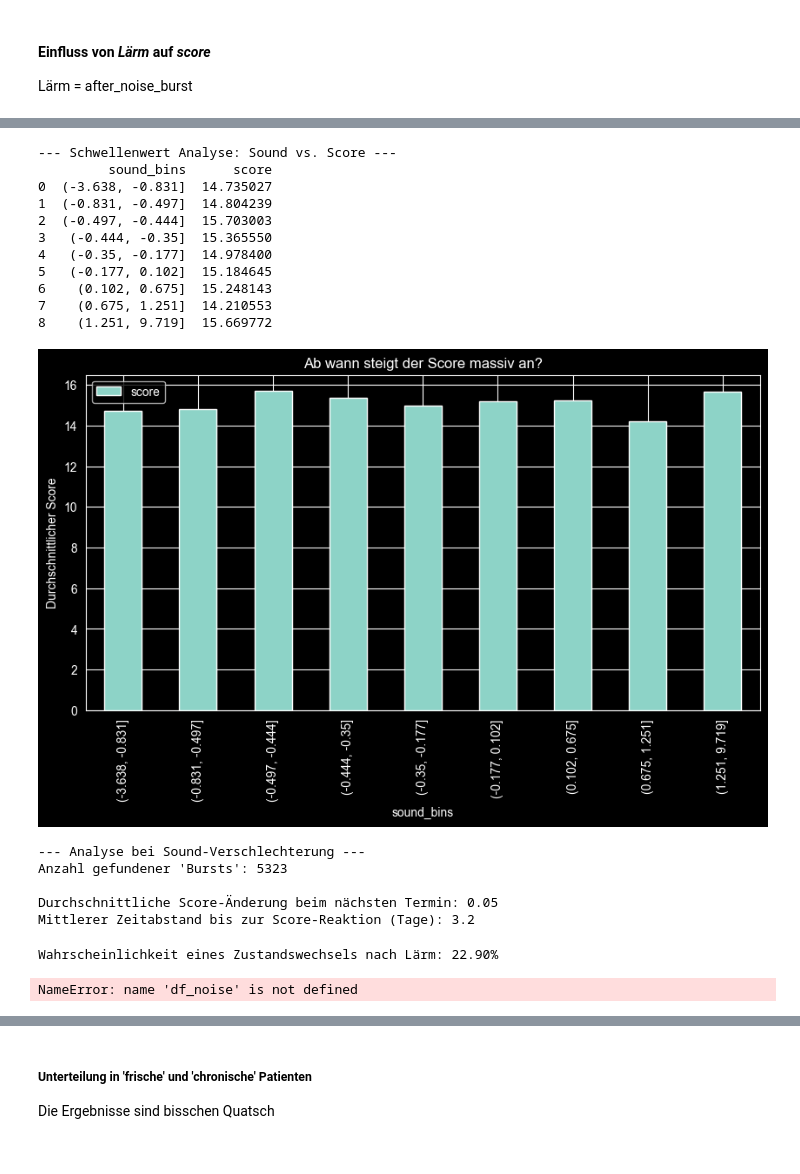
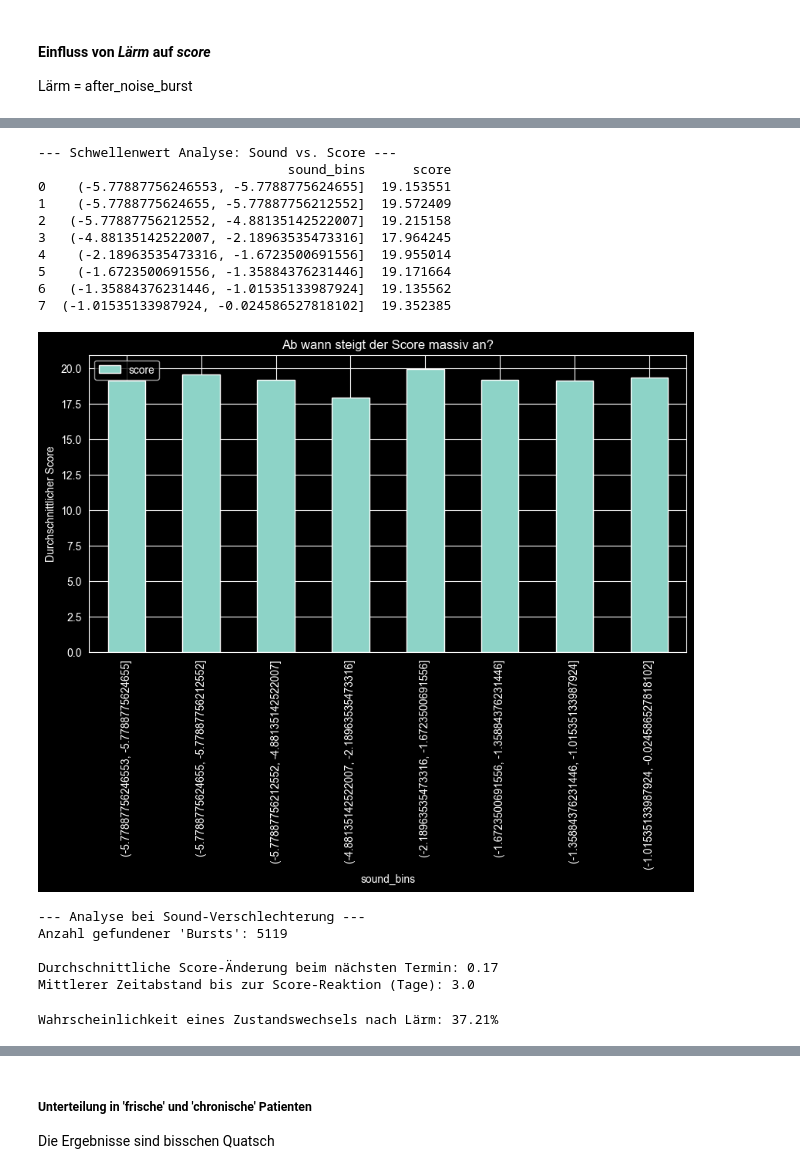
Before and after one commit to berielias-cpu/MasterArbeit, a Jupyter notebook: Masterarbeit/01_EDA_V2.0.ipynb, the cells around one changed output, grey strips where cells are left out. Cells and saved outputs as stored; diff of their text form; code cells hidden in the pictures.

Commit message:
sound_norm zu sound_transformed im code geändert

```diff
--- a/Masterarbeit/01_EDA_V2.0.ipynb
+++ b/Masterarbeit/01_EDA_V2.0.ipynb
@@ -709,8 +709,8 @@ median_score = df["score"].median()
 df["score"] = df["score"].fillna(median_score)
 print(f"Eingesetzter Median (Score): {median_score}")
 
-# Fehlende sound_norm Werte mit Median des jeweiligen OS ersetzen
-df['sound_norm'] = df['sound_norm'].fillna(df.groupby('user_os')['sound_norm'].transform('median'))
+# Fehlende sound_transformed Werte mit Median des jeweiligen OS ersetzen
+df['sound_transformed'] = df['sound_transformed'].fillna(df.groupby('user_os')['sound_transformed'].transform('median'))
 
 # Fehlende Age Werte mit dem Median ersetzen
 # Median berechnen
@@ -1203,31 +1214,30 @@ Name: score, dtype: float64
 # %%
 # Sound-Daten in 10 gleich große Gruppen unterteilen (Dezile)
-df['sound_bins'] = pd.qcut(df['sound_norm'], q=10, duplicates='drop')
+df['sound_bins'] = pd.qcut(df['sound_transformed'], q=10, duplicates='drop')
 
 # Durchschnittlichen Score pro Gruppe berechnen
 threshold_analysis = df.groupby('sound_bins', observed=True)['score'].mean().reset_index()
 
 print("--- Schwellenwert Analyse: Sound vs. Score ---")
 print(threshold_analysis)
 
 # Visualisierung
 threshold_analysis.plot(kind='bar', x='sound_bins', y='score', figsize=(10,5))
 plt.title("Ab wann steigt der Score massiv an?")
 plt.ylabel("Durchschnittlicher Score")
 plt.show()
 # %% [output]
 --- Schwellenwert Analyse: Sound vs. Score ---
-         sound_bins      score
-0  (-3.638, -0.831]  14.735027
-1  (-0.831, -0.497]  14.804239
-2  (-0.497, -0.444]  15.703003
-3   (-0.444, -0.35]  15.365550
-4   (-0.35, -0.177]  14.978400
-5   (-0.177, 0.102]  15.184645
-6    (0.102, 0.675]  15.248143
-7    (0.675, 1.251]  14.210553
-8    (1.251, 9.719]  15.669772
+                                sound_bins      score
+0    (-5.77887756246553, -5.7788775624655]  19.153551
+1    (-5.7788775624655, -5.77887756212552]  19.572409
+2   (-5.77887756212552, -4.88135142522007]  19.215158
+3   (-4.88135142522007, -2.18963535473316]  17.964245
+4    (-2.18963535473316, -1.6723500691556]  19.955014
+5    (-1.6723500691556, -1.35884376231446]  19.171664
+6   (-1.35884376231446, -1.01535133987924]  19.135562
+7  (-1.01535133987924, -0.024586527818102]  19.352385
-[figure, old version]
+[figure, new version]
 # %%
 # Veränderungen berechnen (Delta)
 # --> bereits i den "Vorbereitungen" erledigt (Anfang von diesem Teil - Feature Engineering und statistische Analyse)
@@ -1248,10 +1258,10 @@ print(f"\nDurchschnittliche Score-Änderung beim nächsten Termin: {deterioratio
 print(f"Mittlerer Zeitabstand bis zur Score-Reaktion (Tage): {deterioration['days_to_next'].mean():.1f}")
 # %% [output]
 --- Analyse bei Sound-Verschlechterung ---
-Anzahl gefundener 'Bursts': 5323
+Anzahl gefundener 'Bursts': 5119
 
-Durchschnittliche Score-Änderung beim nächsten Termin: 0.05
-Mittlerer Zeitabstand bis zur Score-Reaktion (Tage): 3.2
+Durchschnittliche Score-Änderung beim nächsten Termin: 0.17
+Mittlerer Zeitabstand bis zur Score-Reaktion (Tage): 3.0
 # %%
 # Prüfen, wie oft ein Sound-Delta (>5%) zu einem Zustandswechsel führt
 df['next_concept'] = df.groupby('user_id')['concept:name'].shift(-1)
@@ -1263,7 +1273,7 @@ det_change = df[df['delta_sound'] > os_thresholds]
 change_rate = det_change['state_changed'].mean() * 100
 print(f"Wahrscheinlichkeit eines Zustandswechsels nach Lärm: {change_rate:.2f}%")
 # %% [output]
-Wahrscheinlichkeit eines Zustandswechsels nach Lärm: 22.90%
+Wahrscheinlichkeit eines Zustandswechsels nach Lärm: 37.21%
 # %%
 # Flag setzen: War das vorherige Event eine Sound-Verschlechterung?
 # --> bereits in den Vorbereitungen erledigt
@@ -1285,8 +1295,6 @@ def get_dfg(dataframe):
 # Logs bauen
 log_noise = get_dfg(df_noise)
 log_stable = get_dfg(df_stable)
-# %% [output]
-NameError: name 'df_noise' is not defined
 # %%
 # discover_dfg gibt drei Werte zurück: dfg, start_activities, end_activities
 # DFG visualisieren für log_noise
```
Also changed, not shown: parts of 43 cells of this notebook.
